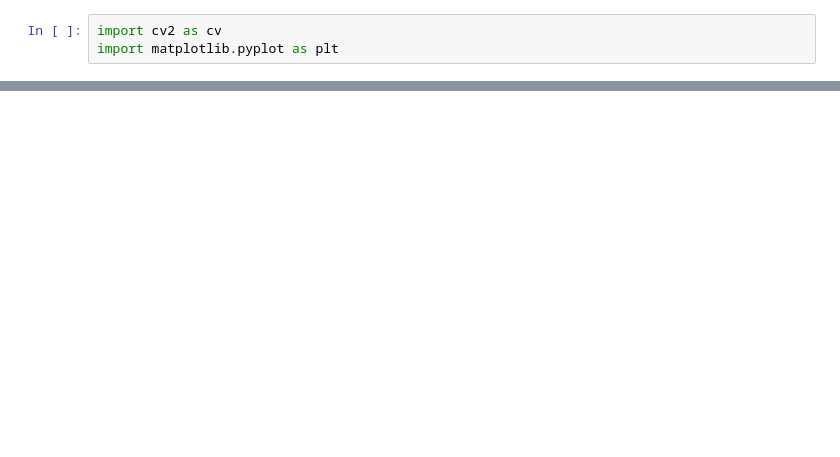
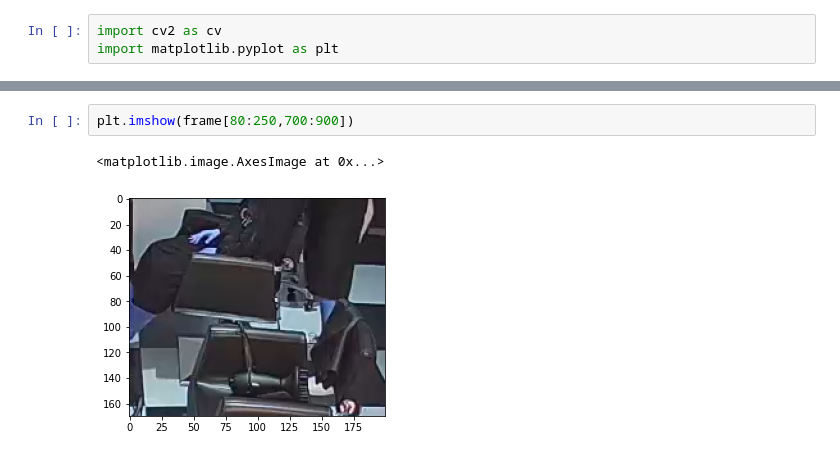
Before and after one commit to g0bel1n/deep-hair, a Jupyter notebook: notebooks/chair_explore.ipynb, the cells around one changed output, grey strips where cells are left out. Cells and saved outputs as stored; diff of their text form; blank space fills up the shorter version.

```diff
--- a/notebooks/chair_explore.ipynb
+++ b/notebooks/chair_explore.ipynb
@@ -22,0 +18,5 @@ plt.imshow(frame)
+# %%
+plt.imshow(frame[80:250,700:900])
+# %% [output]
+<matplotlib.image.AxesImage at 0x...>
+[figure, added]
```
Also changed, not shown: parts of 6 cells of this notebook, 8 other files.
